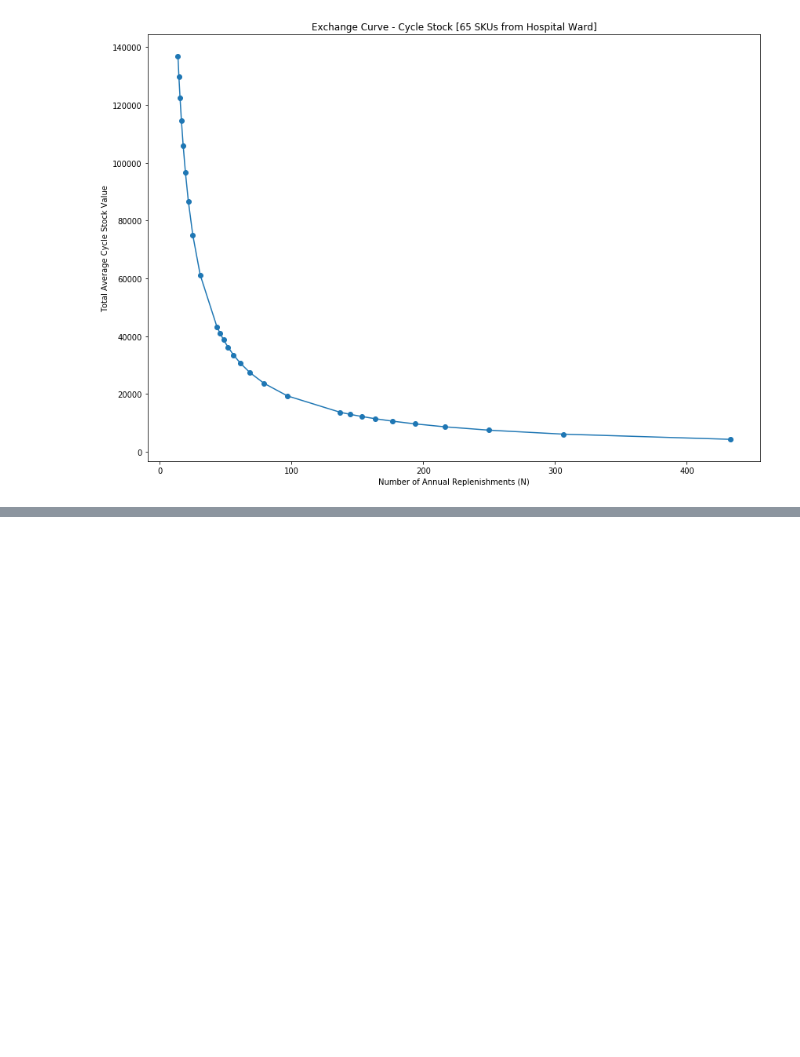
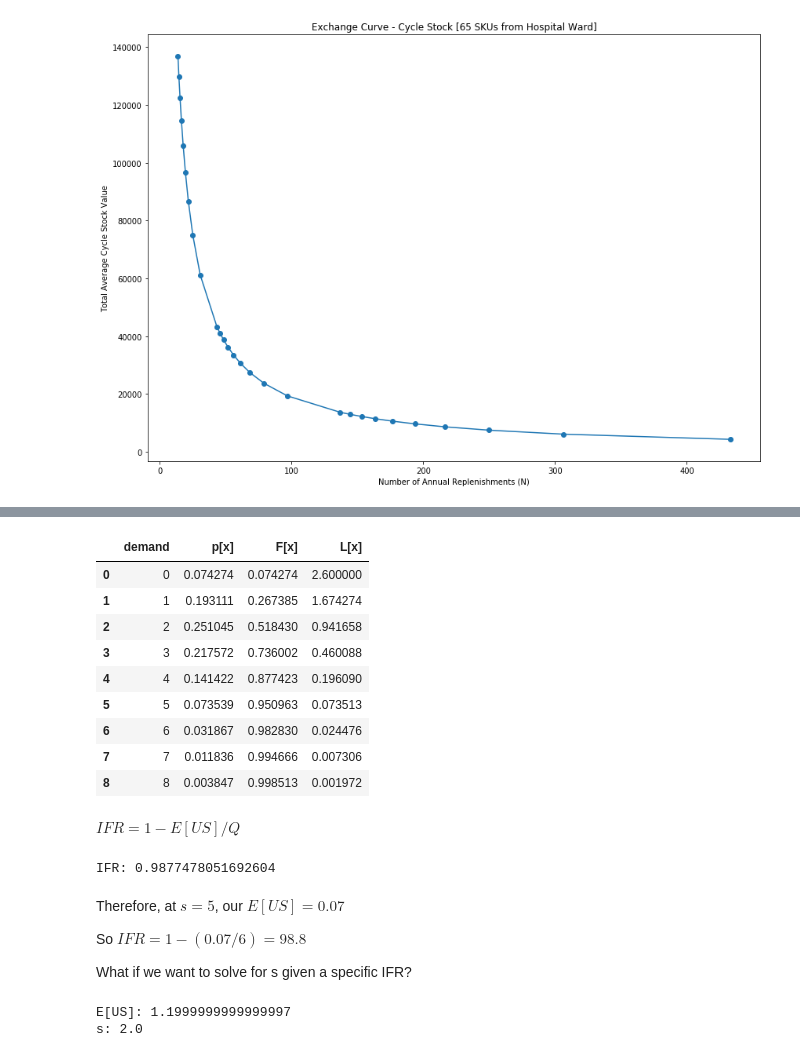
Before and after one commit to rickhaffey/supply-chain-python, a Jupyter notebook: SC1x/SC1x-Week09.ipynb, the cells around one changed output, grey strips where cells are left out. Drawn from its saved outputs; the diff is of its cells as text; code cells hidden in the pictures; blank space fills up the shorter version.

```diff
--- a/SC1x/SC1x-Week09.ipynb
+++ b/SC1x/SC1x-Week09.ipynb
@@ -187,0 +310,19 @@ plt.show();
+# %%
+from scipy.stats import poisson
+import pandas as pd
+
+lmbda = 2.6
+demand = list(range(9))
+pmf = list(poisson.pmf(x, lmbda) for x in demand)
+cdf = list(poisson.cdf(x, lmbda) for x in demand)
+
+df = pd.DataFrame(data={
+    'demand': demand,
+    'p[x]': pmf,
+    'F[x]': cdf
+})
+print(df)
+
+csl = 0.95
+s = (df[df['F[x]'] >= csl]).iloc[0]['demand']
+print("\ns: {}".format(s))
@@ -187,0 +354,50 @@ plt.show();
+# %%
+loss_x = []
+loss_x.append(lmbda - df.loc[0, 'demand'])
+
+for i in range(1, 9):
+    loss_x.append(
+        loss_x[i - 1] -
+        (df.loc[i, 'demand'] - df.loc[i - 1, 'demand']) *
+        (1 - df.loc[i - 1, 'F[x]'])
+    )
+
+df['L[x]'] = loss_x
+df
+# %% [output]
+|  | demand | p[x] | F[x] | L[x] |
+| 0 | 0 | 0.074274 | 0.074274 | 2.600000 |
+| 1 | 1 | 0.193111 | 0.267385 | 1.674274 |
+| 2 | 2 | 0.251045 | 0.518430 | 0.941658 |
+| 3 | 3 | 0.217572 | 0.736002 | 0.460088 |
+| 4 | 4 | 0.141422 | 0.877423 | 0.196090 |
+| 5 | 5 | 0.073539 | 0.950963 | 0.073513 |
+| 6 | 6 | 0.031867 | 0.982830 | 0.024476 |
+| 7 | 7 | 0.011836 | 0.994666 | 0.007306 |
+| 8 | 8 | 0.003847 | 0.998513 | 0.001972 |
+# %% [markdown]
+$IFR = 1 - E[US] / Q$
+# %%
+Q = 6
+ifr = 1 - (df.loc[5, 'L[x]'] / Q)
+print("IFR: {}".format(ifr))
+# %% [output]
+IFR: 0.9877478051692604
+# %% [markdown]
+Therefore, at $s=5$, our $E[US] = 0.07$
+
+So $IFR = 1 - (0.07/6) = 98.8%$
+
+What if we want to solve for s given a specific IFR?
+# %%
+# if IFR = 0.80, solve for corresponding E[US]
+ifr = 0.80
+e_us = Q * (1 - ifr)
+print("E[US]: {}".format(e_us))
+
+# use that value to find the s value to satisfy that
+s = df[df['L[x]'] <= e_us].iloc[0]['demand']
+print("s: {}".format(s))
+# %% [output]
+E[US]: 1.1999999999999997
+s: 2.0
```
Also changed, not shown: parts of 10 cells of this notebook.
